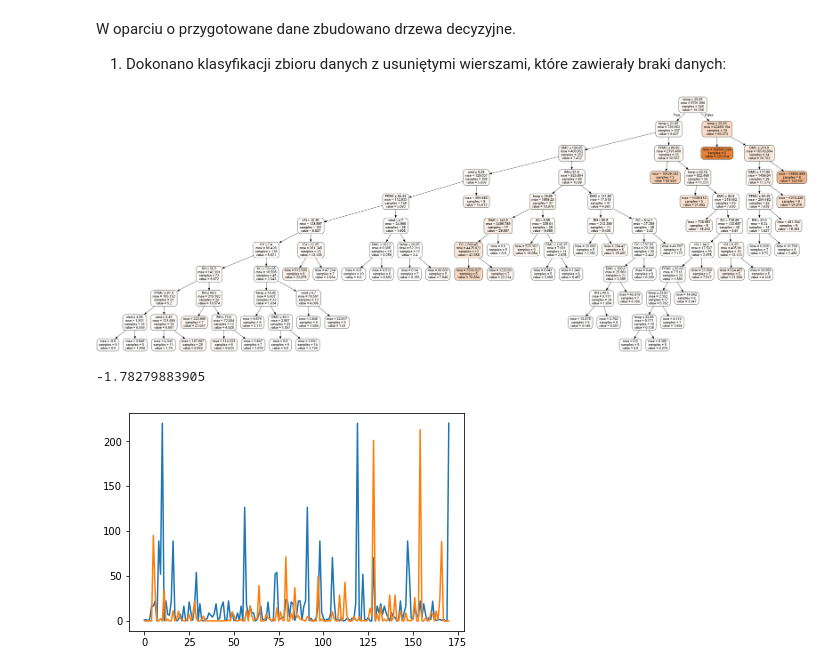
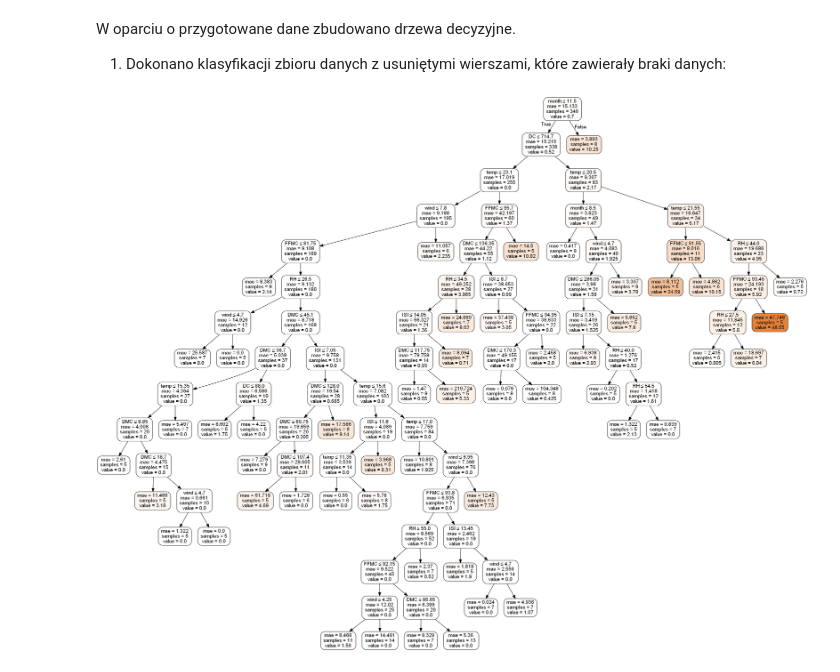
Before and after one commit to adambajguz/Projekt-SI, a Jupyter notebook: Kod/ForestFires/ForestFires.ipynb, the cells around one changed output. Cells and saved outputs as stored; diff of their text form; code cells hidden in the pictures.

```diff
--- a/Kod/ForestFires/ForestFires.ipynb
+++ b/Kod/ForestFires/ForestFires.ipynb
@@ -78,14 +86,15 @@ Zauważono, że spośród 12 atrybutów warunkowych, 4 z nich mają liczbę klas
+# %%
+def del_with_classes_no_less_than(dataframe, less):
+    for col in dataframe.columns.values:
+        col_unique = dataframe[col].unique()
+        if len(col_unique) <= less:
+            print("Usunięto kolumnę '{}',która zawiera liczbę klas mnieszą równą {}: {}".format(col, less, col_unique))
+            dataframe = dataframe.drop(col, 1)
+    return dataframe
 # %%
-print("Rozmiar danych przed usunięciem: ",forestfires_dataframe.shape)
-
-# Usunięcie kolumn zawierających jedną wartośc
-for col in forestfires_dataframe.columns.values:
-    col_unique = forestfires_dataframe[col].unique()
-    if len(col_unique) < 10:
-        print("Usunięto kolumnę '{}',która zawiera liczbę klas poniżej 10: {}".format(col, col_unique))
-        forestfires_dataframe = forestfires_dataframe.drop(col, 1)
-
-print("Rozmiar danych po usunięciu: ",forestfires_dataframe.shape)
+dataframe_size_formated(forestfires_dataframe, " przed usunięciem atrybutów")
+forestfires_dataframe = del_with_classes_no_less_than(forestfires_dataframe, 10)
+dataframe_size_formated(forestfires_dataframe, " po usunięciu atrybutów")
 
 forestfires_dataframe.month = forestfires_dataframe.month.map({
     'jan': 1,
@@ -189,8 +161,6 @@ W oparciu o przygotowane dane zbudowano drzewa decyzyjne.
 
 1. Dokonano klasyfikacji zbioru danych z usuniętymi wierszami, które zawierały braki danych:
 # %%
-clf = build_tree(X, X_train, X_test, Y_train, Y_test, random_state, max_depth=10, min_samples_leaf = 5, criterion='mse')
+regr = build_tree(X, X_train, X_test, Y_train, Y_test, random_state, max_depth=15, min_samples_leaf = 5, criterion='mae')
 # %% [output]
-[figure, old version]
+[figure, new version]
--1.78279883905
-[figure, removed]
```
Also changed, not shown: parts of 16 cells of this notebook, 5 other files.
